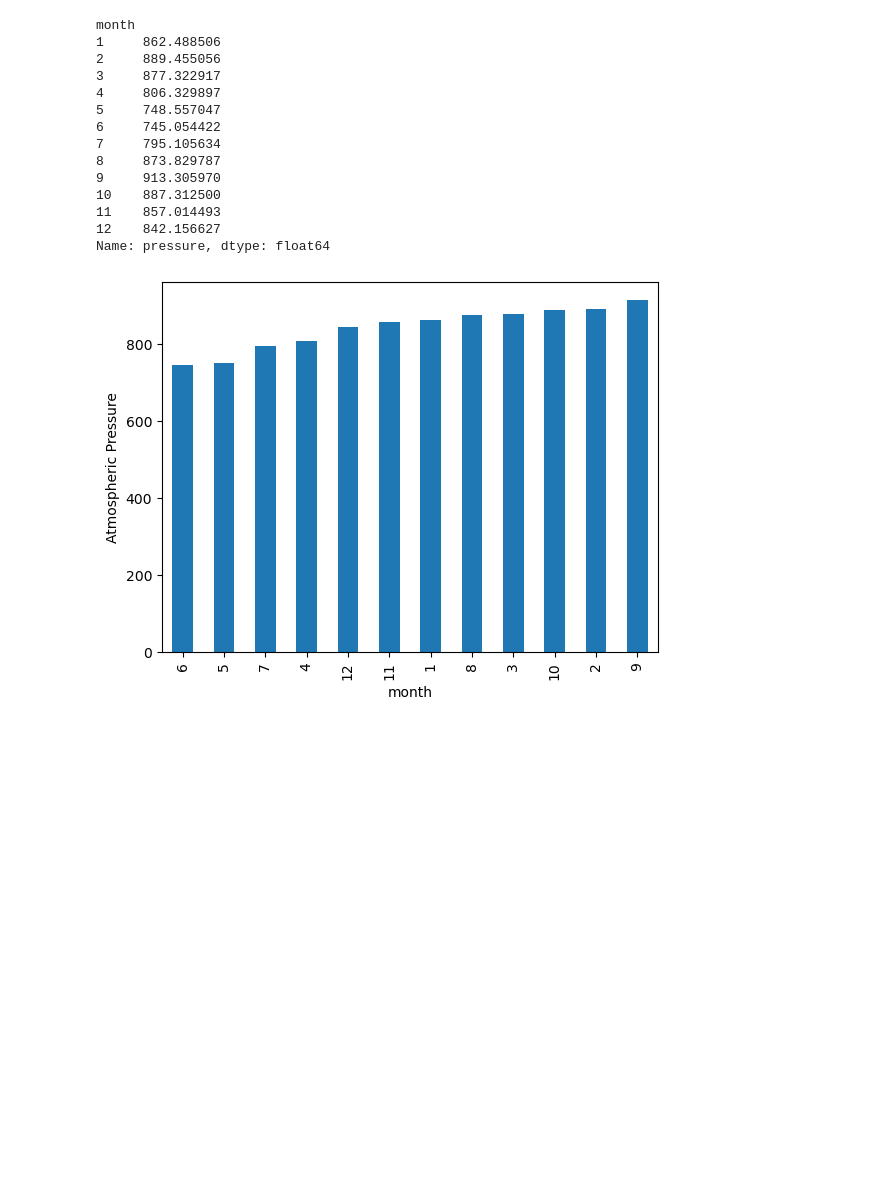
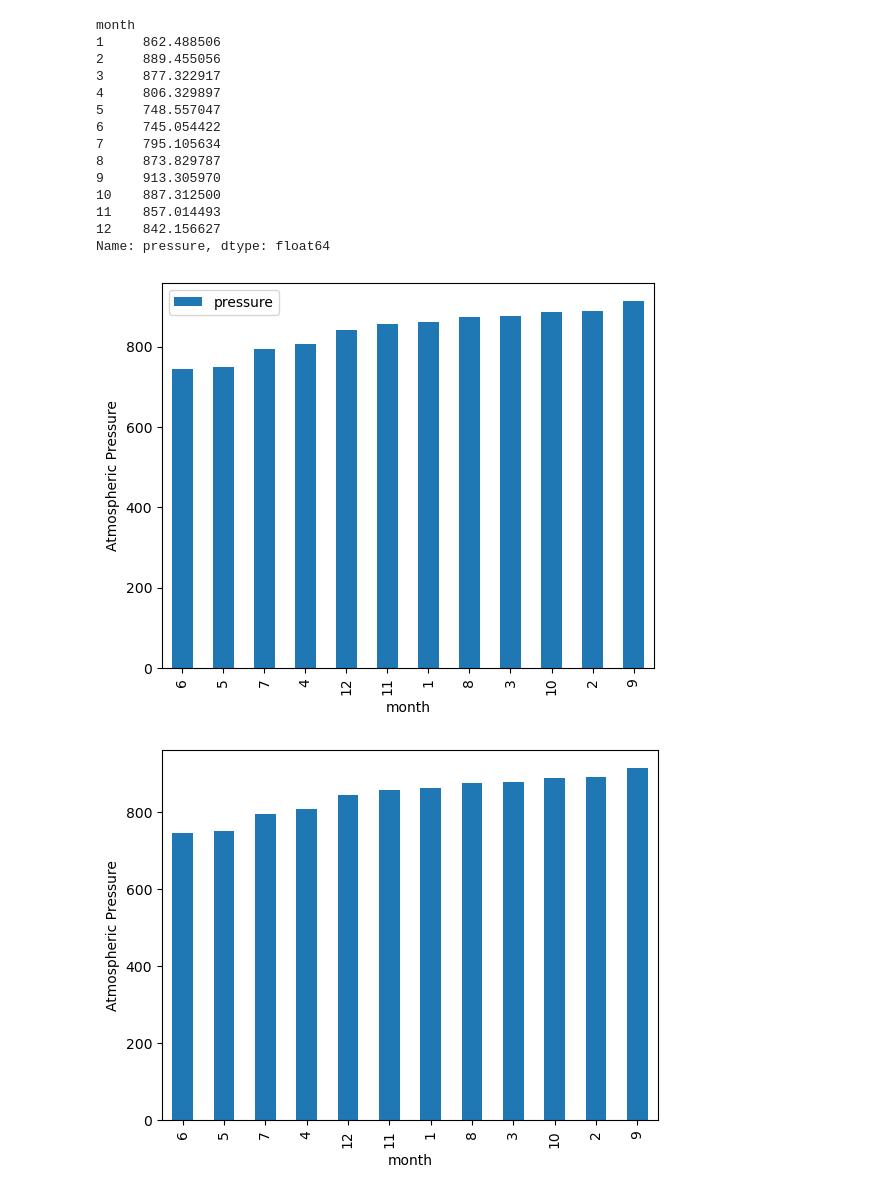
Before and after one commit to munozjon/web-scraping-challenge, a Jupyter notebook: Mars_News_Weather/part_2_mars_weather.ipynb, the cells around one changed output. Drawn from its saved outputs; the diff is of its cells as text; code cells hidden in the pictures; blank space fills up the shorter version.

```diff
--- a/Mars_News_Weather/part_2_mars_weather.ipynb
+++ b/Mars_News_Weather/part_2_mars_weather.ipynb
@@ -247,3 +247,6 @@ plt.show()
 # Identify the coldest and hottest months in Curiosity's location
 # %% [output]
 [figure]
+# %%
+avg_pressure = mars_df[['month', 'pressure']].groupby('month').mean()
+avg_pressure
@@ -264,6 +282,14 @@ month
 11    857.014493
 12    842.156627
 Name: pressure, dtype: float64
+# %%
+sort_pressure = avg_pressure.sort_values('pressure')
+sort_pressure.plot.bar(figsize=(6.35,5))
+plt.ylabel('Atmospheric Pressure')
+
+plt.show()
+# %% [output]
+[figure, added]
 # %%
 # Plot the average pressure by month
 # %% [output]
```
Also changed, not shown: parts of 1 cell of this notebook, 1 other file.
